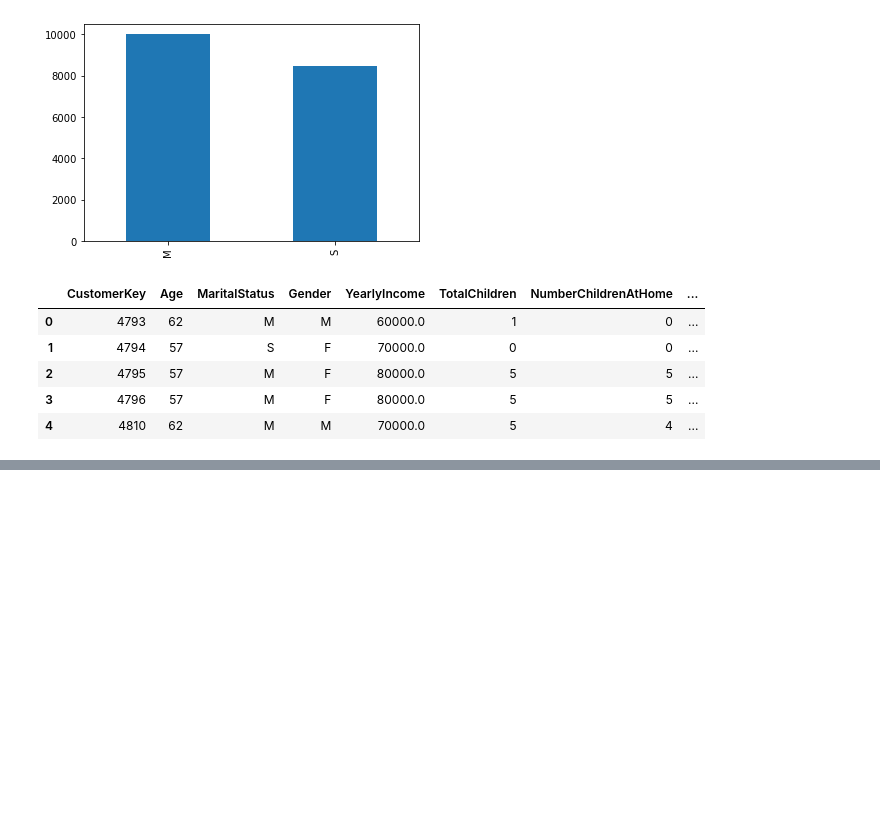
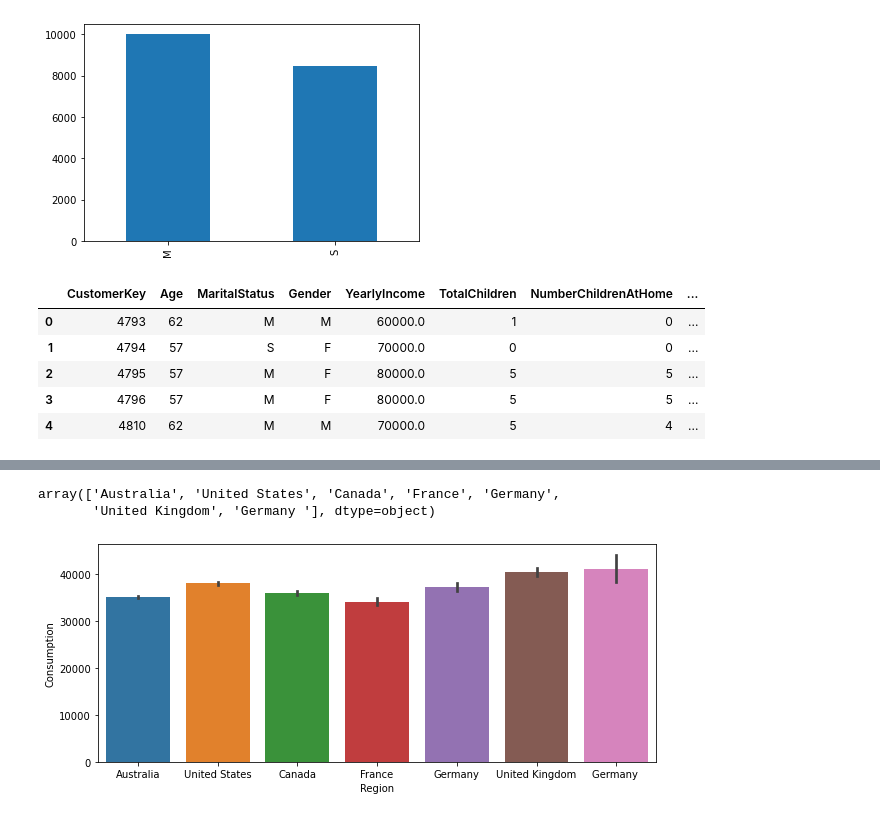
Before and after one commit to abdullah2297/ContosoRetailDWH-w--Python, a Jupyter notebook: ConnDB-CustomerAnaysis-Notebook.ipynb, the cells around one changed output, grey strips where cells are left out. Cells and saved outputs as stored; diff of their text form; code cells hidden in the pictures; blank space fills up the shorter version.

```diff
--- a/ConnDB-CustomerAnaysis-Notebook.ipynb
+++ b/ConnDB-CustomerAnaysis-Notebook.ipynb
@@ -339,0 +329,7 @@ region.head()
+# %%
+# Retrive Region from the database
+region = run_query('select distinct CustomerKey, Region from V_OnlineSalesOrder')
+# %%
+# Merge Region to the customers Data
+customer_data= pd.merge(customer_data, region, how='inner', on='CustomerKey')
+customer_data.head()
@@ -339,0 +343,11 @@ region.head()
+# %%
+customer_data['Region'].unique()
+# %% [output]
+array(['Australia', 'United States', 'Canada', 'France', 'Germany',
+       'United Kingdom', 'Germany '], dtype=object)
+# %%
+plt.figure(figsize=[10,4])
+sns.barplot(x='Region', y='Consumption', data=customer_data)
+plt.show()
+# %% [output]
+[figure, added]
```
Also changed, not shown: parts of 28 cells of this notebook, 1 other file.
